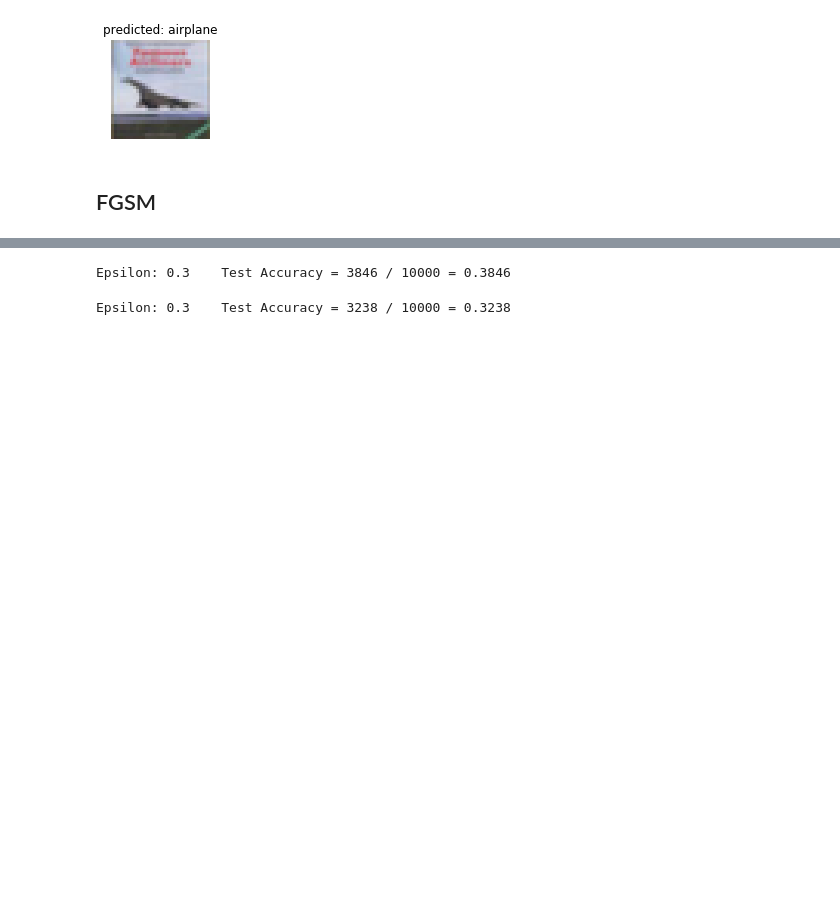
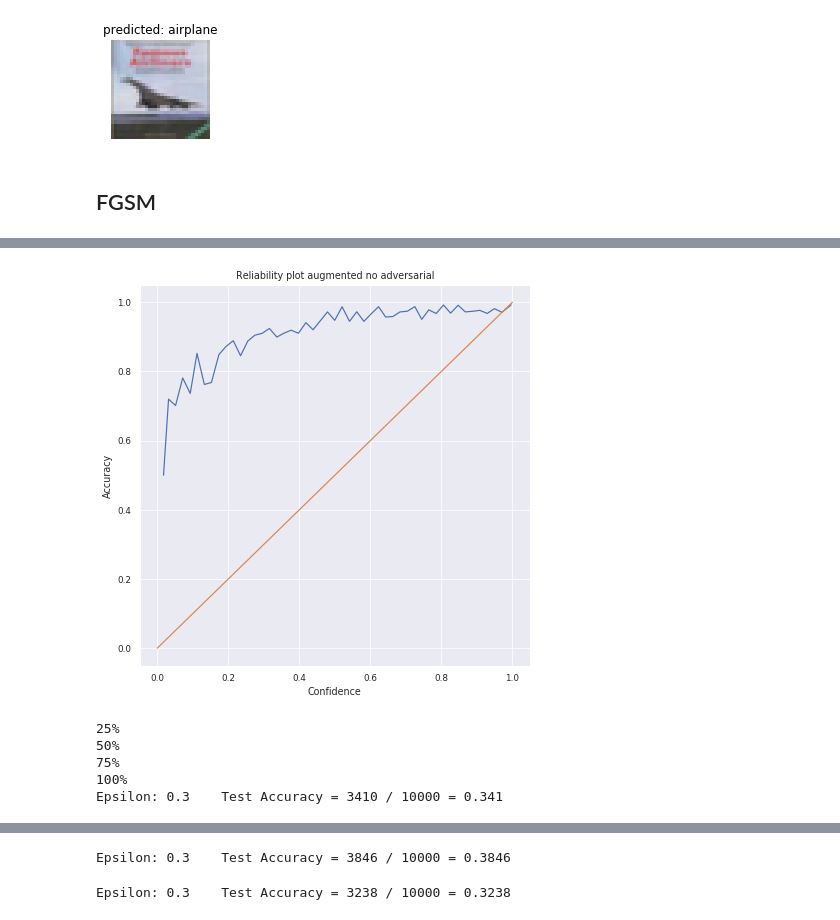
Before and after one commit to apra/adversarial_augmentation, a Jupyter notebook: main.ipynb, the cells around one changed output, grey strips where cells are left out. Cells and saved outputs as stored; diff of their text form; code cells hidden in the pictures; blank space fills up the shorter version.

```diff
--- a/main.ipynb
+++ b/main.ipynb
@@ -99,0 +115,12 @@ Epsilon: 0      Test Accuracy = 9348 / 10000 = 0.9348
+# %%
+utility.plot_reliability(predicted_probs_aug, real_labels_aug, title="Reliability plot augmented no adversarial")
+# %% [output]
+[figure, added]
+# %%
+final_acc_adv, adv_examples_adv, pred_log_probs_adv, target_labels_adv = FGSM.test_augmented(model, testloader, epsilon=0.3, augmentations = "all", n = 21, v = 1)
+# %% [output]
+25%
+50%
+75%
+100%
+Epsilon: 0.3    Test Accuracy = 3410 / 10000 = 0.341
```
Also changed, not shown: parts of 21 cells of this notebook, 7 other files.
